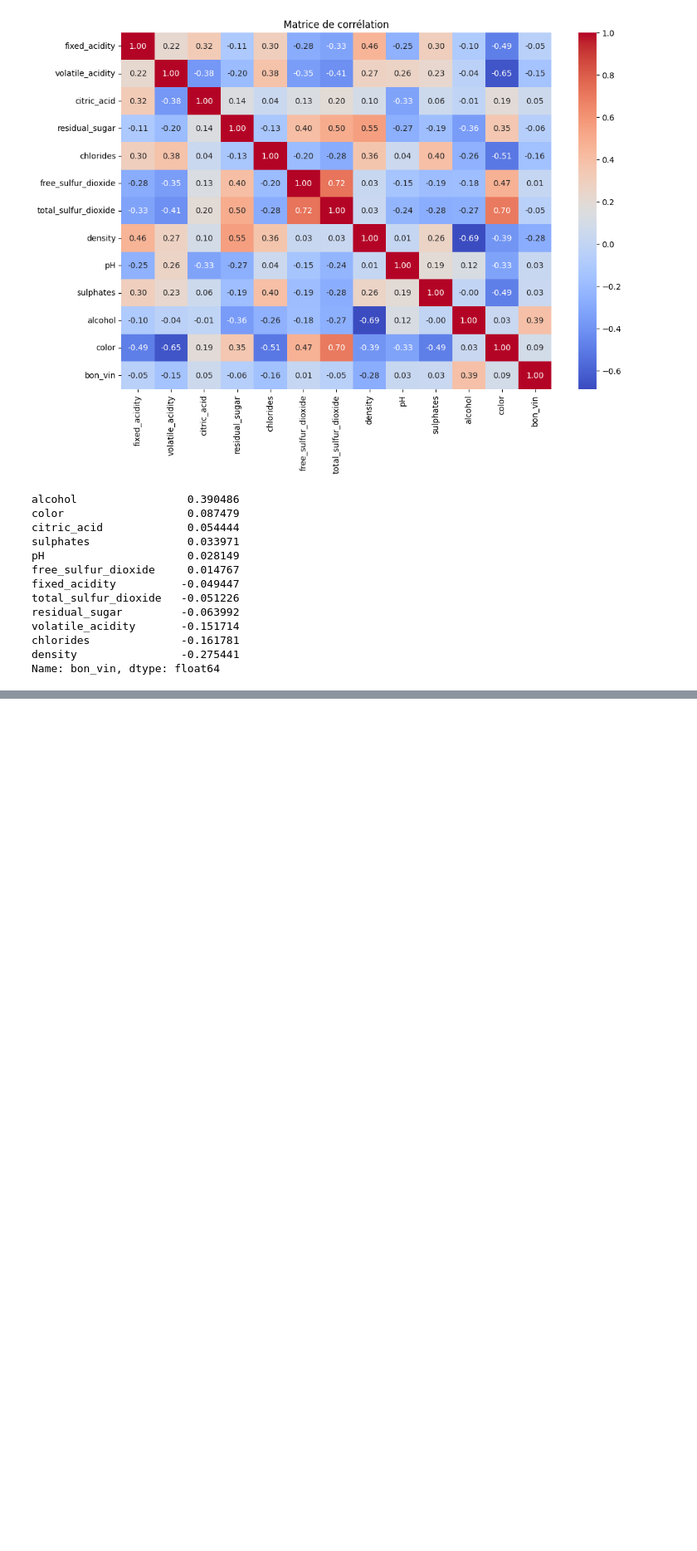
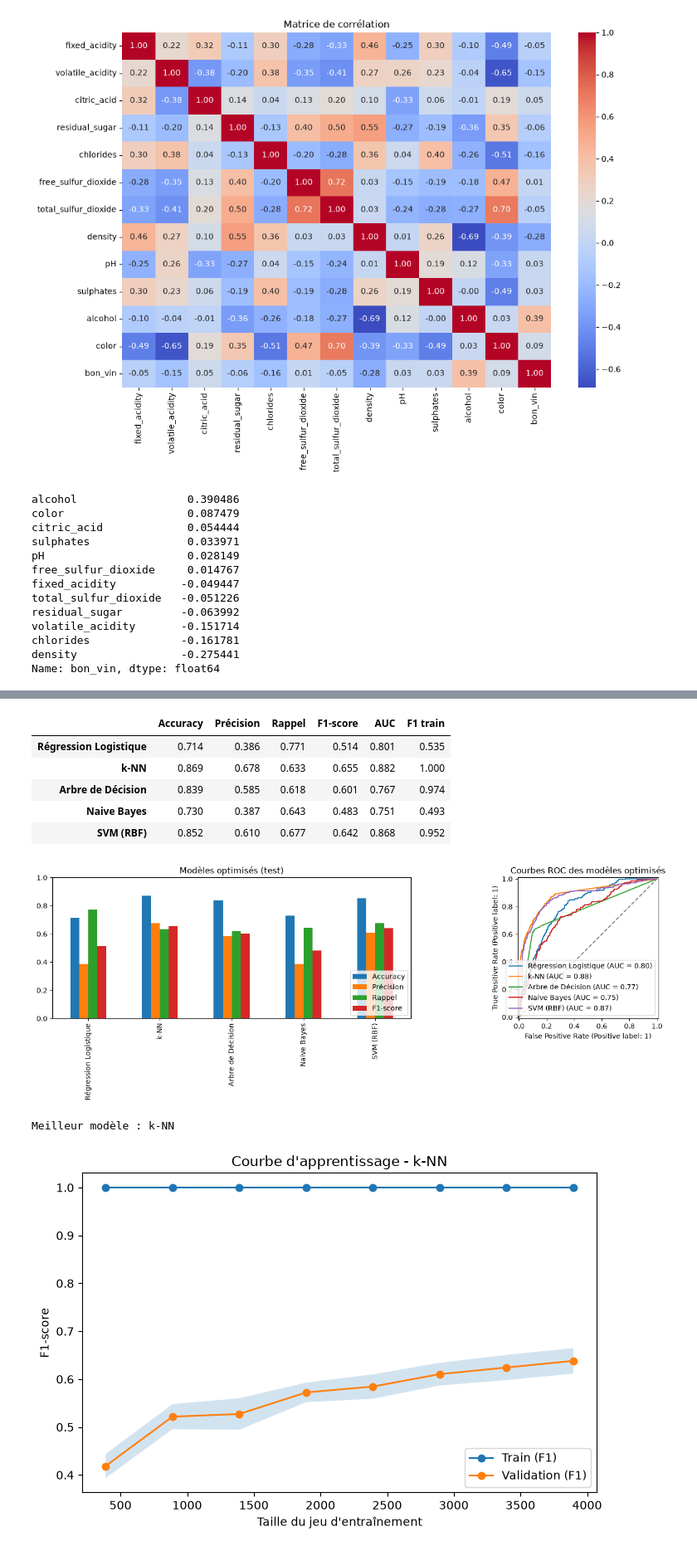
Before and after one commit to tarkhog25/BDML3_ML_Project, a Jupyter notebook: ML_Project.ipynb, the cells around one changed output, grey strips where cells are left out. Shown at 83% size. Cells and saved outputs as stored; diff of their text form; code cells hidden in the pictures; blank space fills up the shorter version.

```diff
--- a/ML_Project.ipynb
+++ b/ML_Project.ipynb
@@ -174,0 +323,55 @@ X_test_norm = ss.transform(X_test)
+# %%
+resultats_opti = {}
+for nom, model in meilleurs_modeles.items():
+    y_pred = model.predict(X_test_norm)
+    y_score = score_continu(model, X_test_norm)
+    resultats_opti[nom] = {
+        'Accuracy':  accuracy_score(y_test, y_pred),
+        'Précision': precision_score(y_test, y_pred),
+        'Rappel':    recall_score(y_test, y_pred),
+        'F1-score':  f1_score(y_test, y_pred),
+        'AUC':       roc_auc_score(y_test, y_score),
+        'F1 train':  f1_score(y_train, model.predict(X_train_norm)),
+    }
+
+df_opti = pandas.DataFrame(resultats_opti).T.round(3)
+display(df_opti)
+
+fig_opti, axes_opti = plt.subplots(1, 2, figsize=(15, 5))
+df_opti[['Accuracy', 'Précision', 'Rappel', 'F1-score']].plot(kind='bar', ax=axes_opti[0])
+axes_opti[0].set_title("Modèles optimisés (test)")
+axes_opti[0].set_ylim(0, 1)
+axes_opti[0].legend(loc='lower right')
+for nom, model in meilleurs_modeles.items():
+    RocCurveDisplay.from_estimator(model, X_test_norm, y_test, name=nom, ax=axes_opti[1])
+axes_opti[1].plot([0, 1], [0, 1], linestyle='--', color='grey')
+axes_opti[1].set_title("Courbes ROC des modèles optimisés")
+plt.tight_layout()
+plt.show()
+
+meilleur_nom = df_opti['F1-score'].idxmax()
+print("Meilleur modèle :", meilleur_nom)
+
+train_sizes, train_scores, val_scores = learning_curve(
+    meilleurs_modeles[meilleur_nom], X_train_norm, y_train,
+    cv=cv, scoring='f1', train_sizes=numpy.linspace(0.1, 1.0, 8), n_jobs=-1)
+plt.figure(figsize=(8, 5))
+plt.plot(train_sizes, train_scores.mean(axis=1), 'o-', label='Train (F1)')
+plt.plot(train_sizes, val_scores.mean(axis=1), 'o-', label='Validation (F1)')
+plt.fill_between(train_sizes, val_scores.mean(axis=1) - val_scores.std(axis=1),
+                 val_scores.mean(axis=1) + val_scores.std(axis=1), alpha=0.2)
+plt.xlabel("Taille du jeu d'entraînement")
+plt.ylabel('F1-score')
+plt.title(f"Courbe d'apprentissage - {meilleur_nom}")
+plt.legend()
+plt.show()
+# %% [output]
+|  | Accuracy | Précision | Rappel | F1-score | AUC | F1 train |
+| Régression Logistique | 0.714 | 0.386 | 0.771 | 0.514 | 0.801 | 0.535 |
+| k-NN | 0.869 | 0.678 | 0.633 | 0.655 | 0.882 | 1.000 |
+| Arbre de Décision | 0.839 | 0.585 | 0.618 | 0.601 | 0.767 | 0.974 |
+| Naive Bayes | 0.730 | 0.387 | 0.643 | 0.483 | 0.751 | 0.493 |
+| SVM (RBF) | 0.852 | 0.610 | 0.677 | 0.642 | 0.868 | 0.952 |
+[figure, added]
+Meilleur modèle : k-NN
+[figure, added]
```
Also changed, not shown: parts of 7 cells of this notebook, 4 other files.
